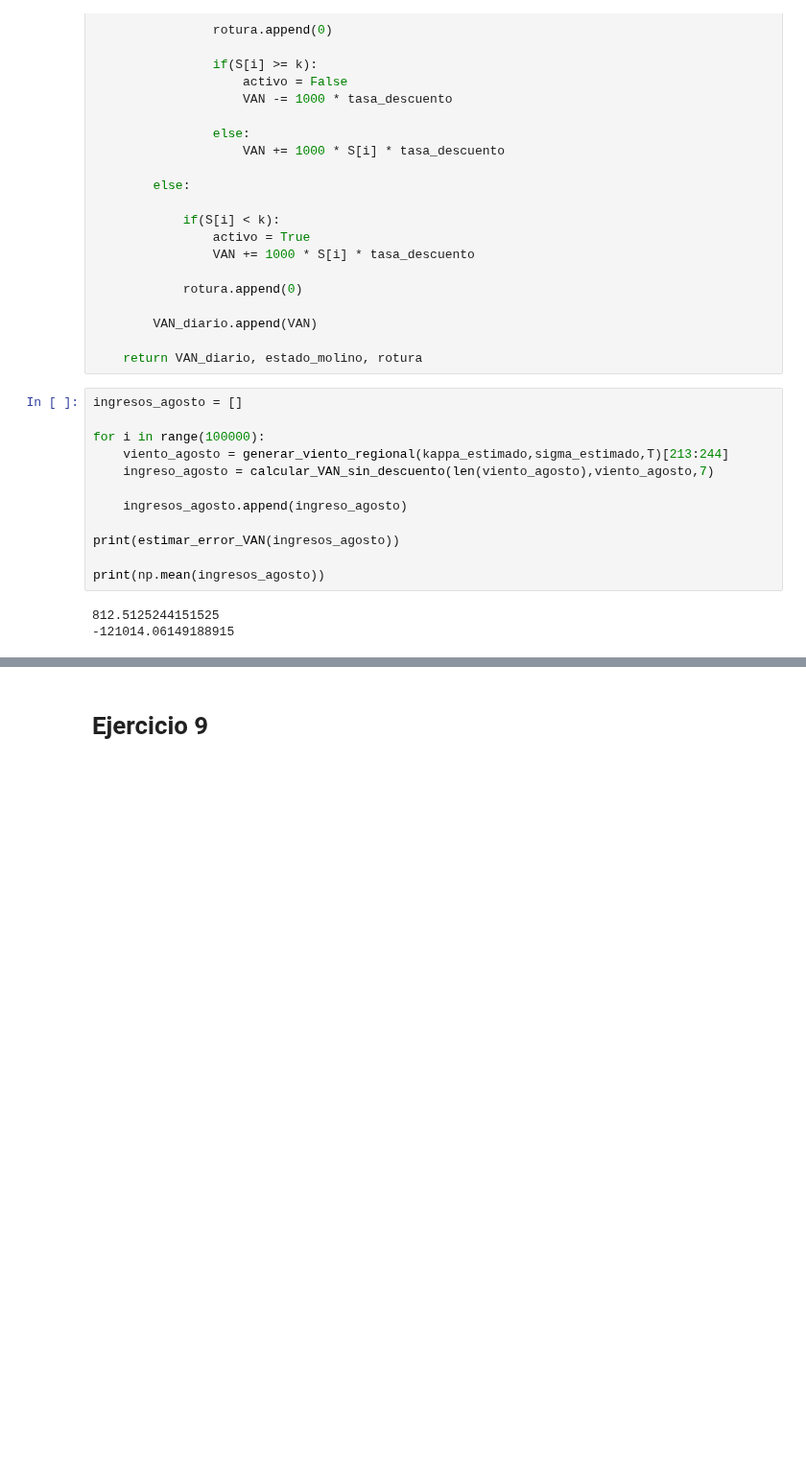
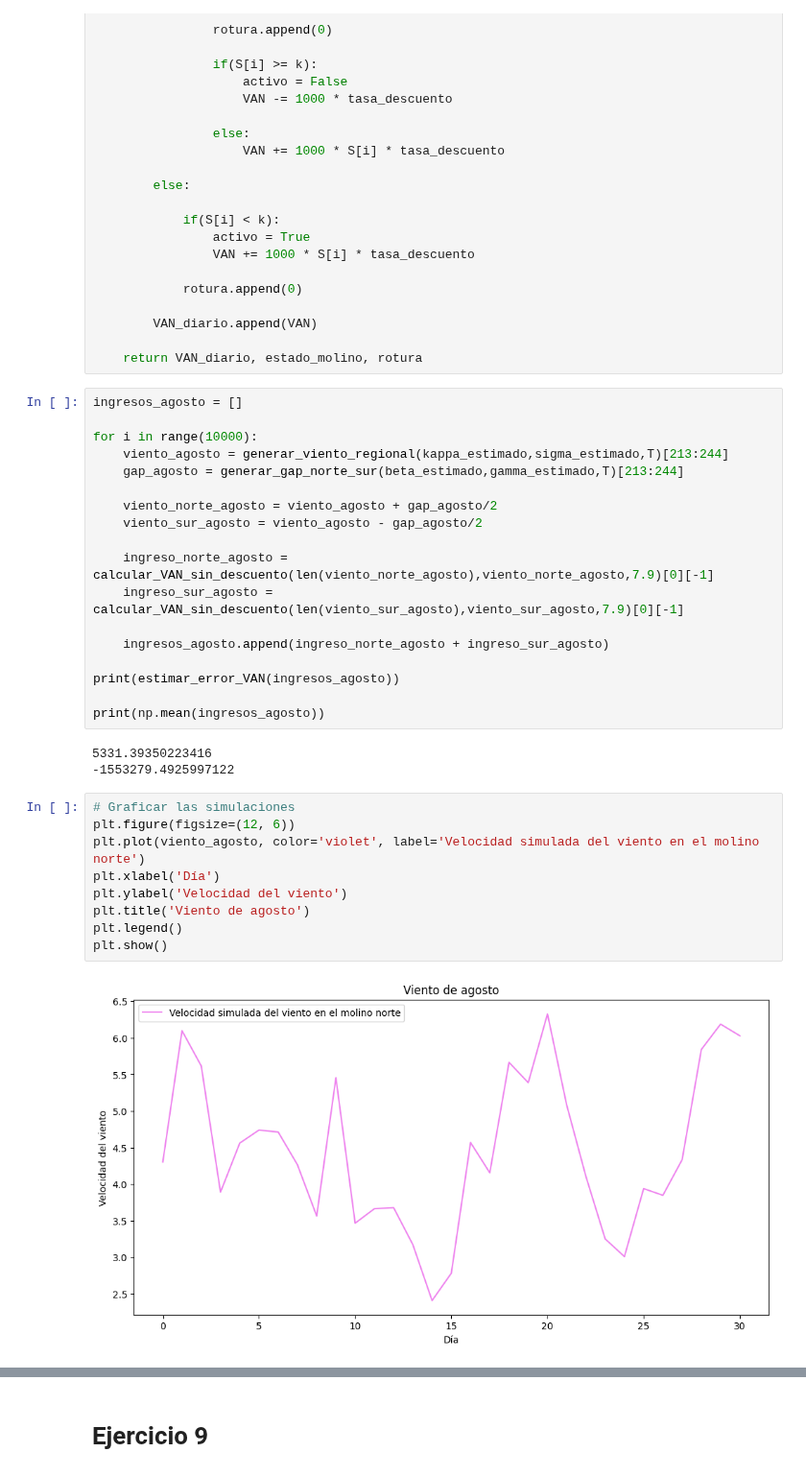
Before and after one commit to MarianoSanson/tp-viento, a Jupyter notebook: viento.ipynb, the cells around one changed output, grey strips where cells are left out. Shown at 96% size. Saved outputs shown, nothing was run; the diff lists cells and outputs as text; blank space fills up the shorter version.

```diff
--- a/viento.ipynb
+++ b/viento.ipynb
@@ -638,15 +642,32 @@ def calcular_VAN_sin_descuento(T, viento, k):
 # %%
 ingresos_agosto = []
 
-for i in range(100000):
+for i in range(10000):
     viento_agosto = generar_viento_regional(kappa_estimado,sigma_estimado,T)[213:244]
-    ingreso_agosto = calcular_VAN_sin_descuento(len(viento_agosto),viento_agosto,7)
+    gap_agosto = generar_gap_norte_sur(beta_estimado,gamma_estimado,T)[213:244]
 
-    ingresos_agosto.append(ingreso_agosto)
+    viento_norte_agosto = viento_agosto + gap_agosto/2
+    viento_sur_agosto = viento_agosto - gap_agosto/2
+
+    ingreso_norte_agosto = calcular_VAN_sin_descuento(len(viento_norte_agosto),viento_norte_agosto,7.9)[0][-1]
+    ingreso_sur_agosto = calcular_VAN_sin_descuento(len(viento_sur_agosto),viento_sur_agosto,7.9)[0][-1]
+
+    ingresos_agosto.append(ingreso_norte_agosto + ingreso_sur_agosto)
 
 print(estimar_error_VAN(ingresos_agosto))
 
 print(np.mean(ingresos_agosto))
 # %% [output]
-812.5125244151525
--121014.06149188915
+5331.39350223416
+-1553279.4925997122
+# %%
+# Graficar las simulaciones
+plt.figure(figsize=(12, 6))
+plt.plot(viento_agosto, color='violet', label='Velocidad simulada del viento en el molino norte')
+plt.xlabel('Día')
+plt.ylabel('Velocidad del viento')
+plt.title('Viento de agosto')
+plt.legend()
+plt.show()
+# %% [output]
+[figure, added]
```
Also changed, not shown: parts of 19 cells of this notebook.
